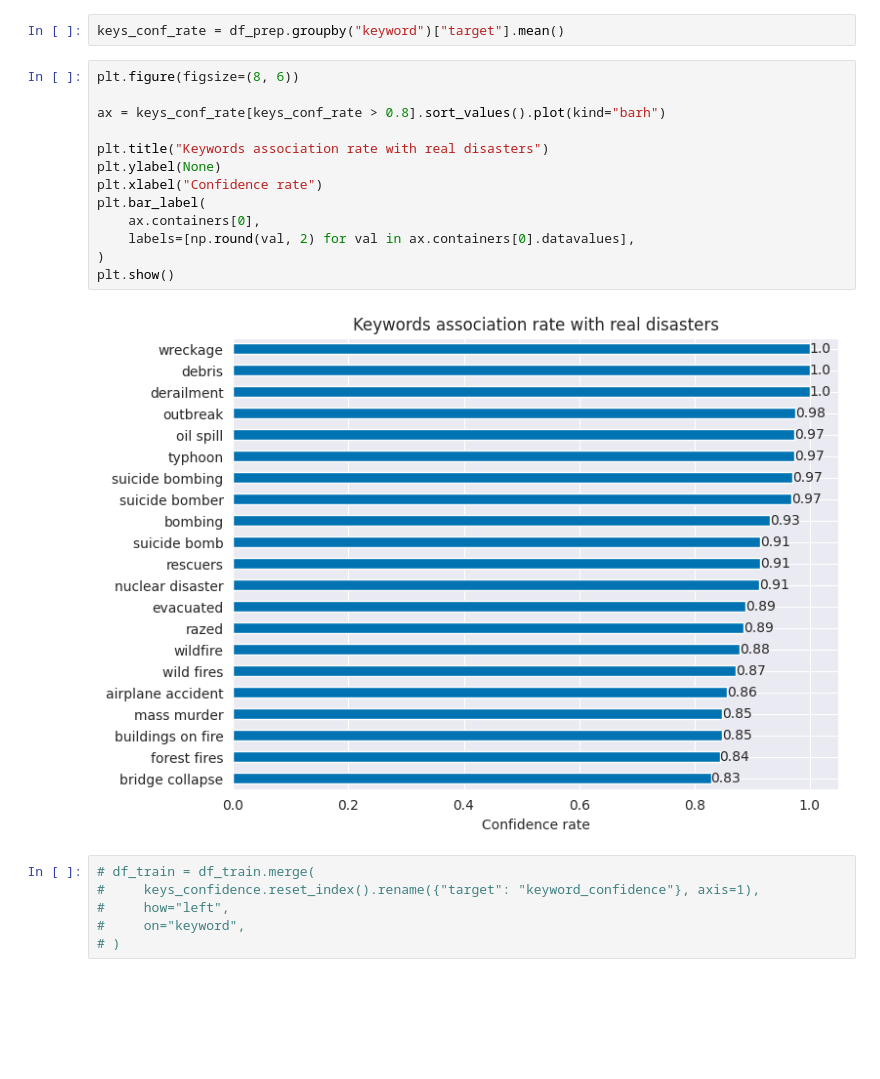
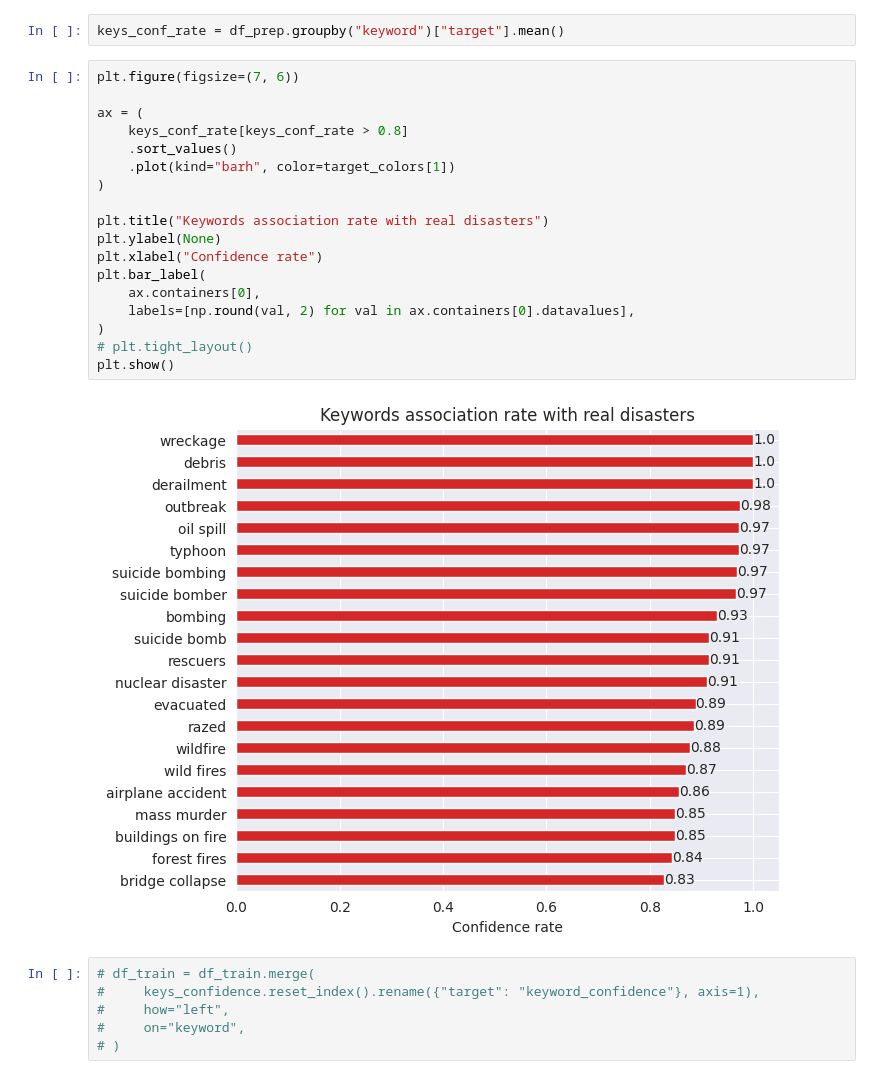
Before and after one commit to NanoClem/nlp-disasters-tweets, a Jupyter notebook: tweets_disasters_EDA.ipynb, the cells around one changed output. Saved outputs shown, nothing was run; the diff lists cells and outputs as text; blank space fills up the shorter version.

```diff
--- a/tweets_disasters_EDA.ipynb
+++ b/tweets_disasters_EDA.ipynb
@@ -268,20 +271,25 @@ The more a keyword value gets close to 1, the more it is associated to a real ac
 # %%
 keys_conf_rate = df_prep.groupby("keyword")["target"].mean()
 # %%
-plt.figure(figsize=(8, 6))
+plt.figure(figsize=(7, 6))
 
-ax = keys_conf_rate[keys_conf_rate > 0.8].sort_values().plot(kind="barh")
+ax = (
+    keys_conf_rate[keys_conf_rate > 0.8]
+    .sort_values()
+    .plot(kind="barh", color=target_colors[1])
+)
 
 plt.title("Keywords association rate with real disasters")
 plt.ylabel(None)
 plt.xlabel("Confidence rate")
 plt.bar_label(
     ax.containers[0],
     labels=[np.round(val, 2) for val in ax.containers[0].datavalues],
 )
+# plt.tight_layout()
 plt.show()
 # %% [output]
-[figure, old version]
+[figure, new version]
 # %%
 # df_train = df_train.merge(
 #     keys_confidence.reset_index().rename({"target": "keyword_confidence"}, axis=1),
```
Also changed, not shown: parts of 3 cells of this notebook.
